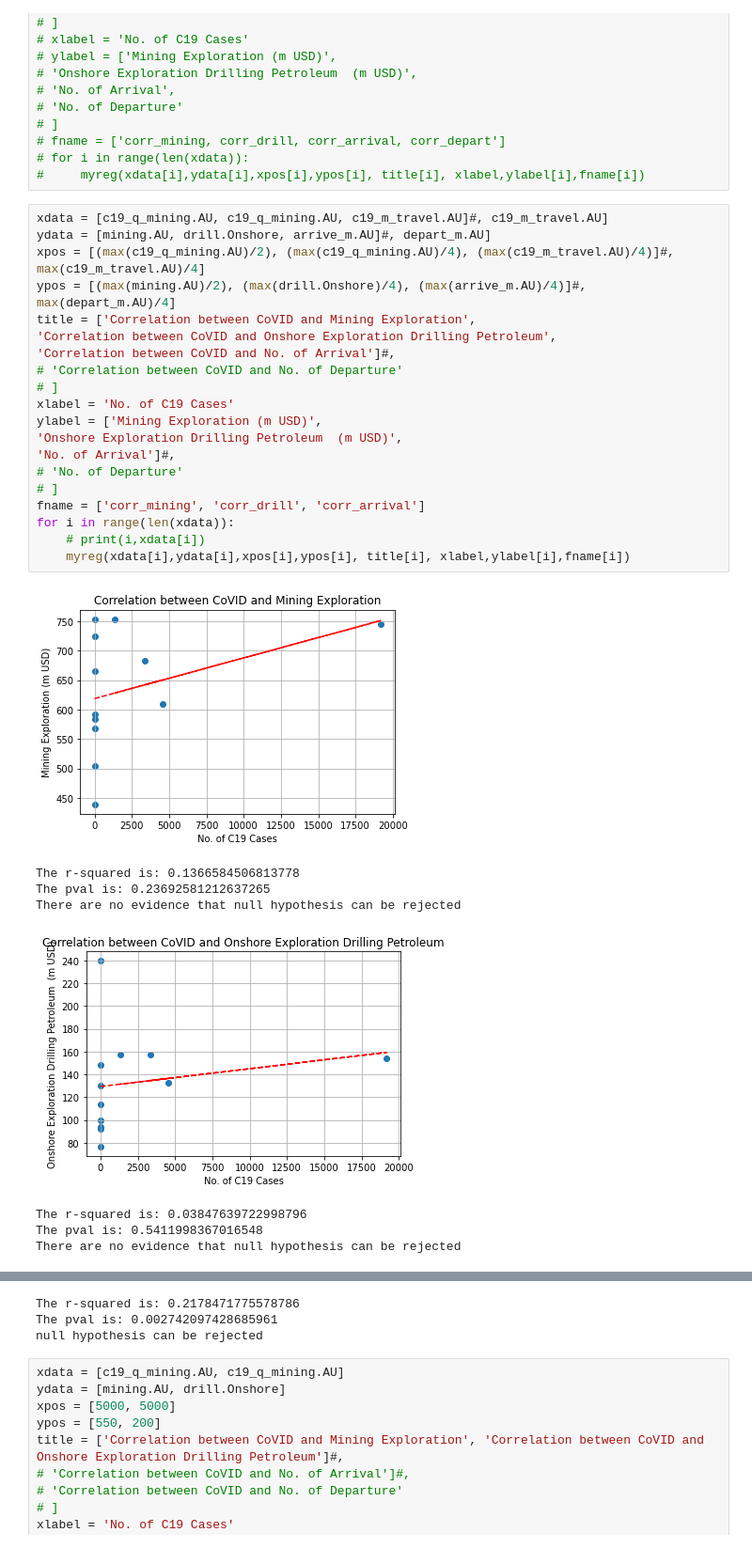
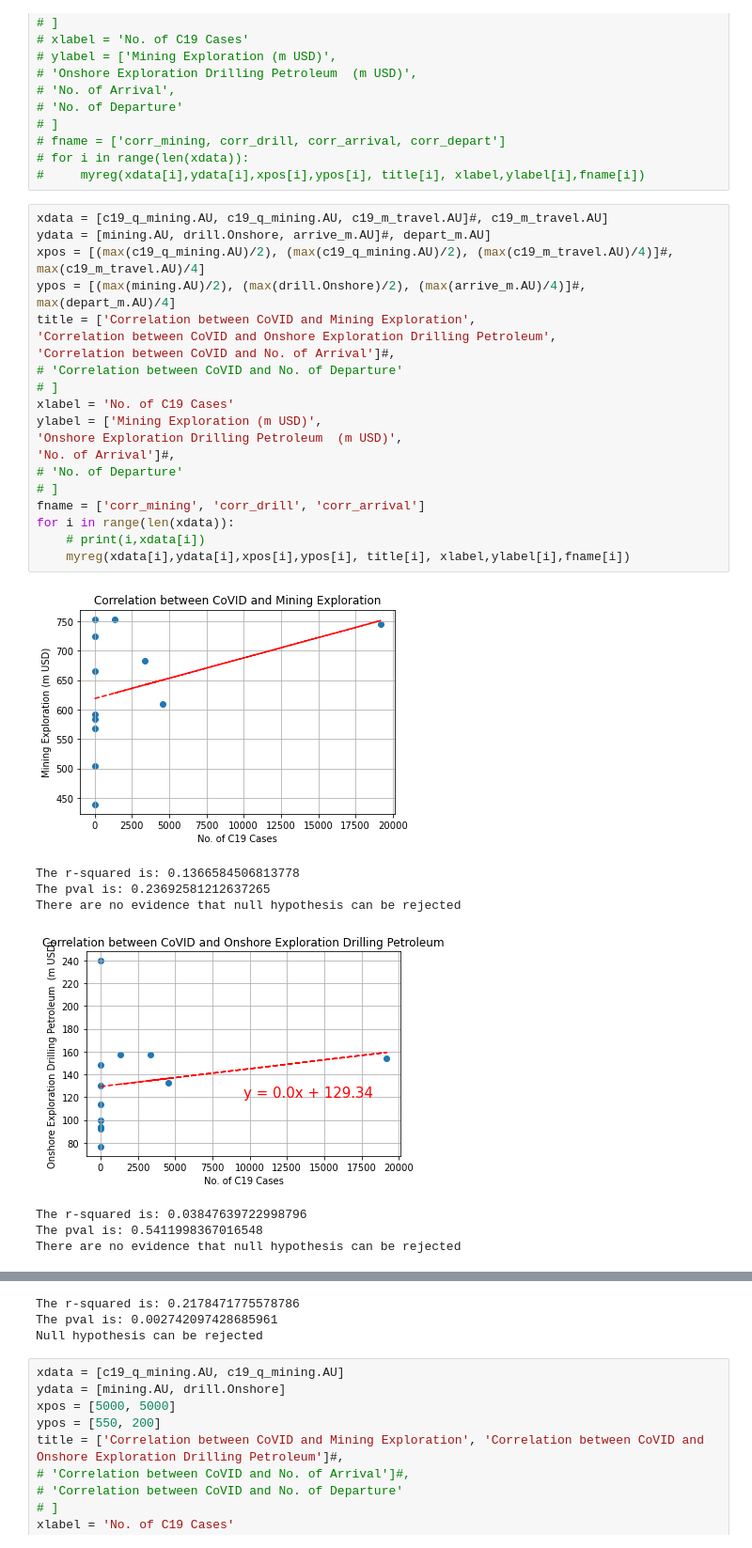
Before and after one commit to rfcamo/group5project, a Jupyter notebook: cleaning_files/plot_data_v3.ipynb, the cells around one changed output, grey strips where cells are left out. Shown at 94% size. Drawn from its saved outputs; the diff is of its cells as text.

```diff
--- a/cleaning_files/plot_data_v3.ipynb
+++ b/cleaning_files/plot_data_v3.ipynb
@@ -333,36 +333,36 @@ for i in range(len(x1_data)):
 # %%
 xdata = [c19_q_mining.AU, c19_q_mining.AU, c19_m_travel.AU]#, c19_m_travel.AU]
 ydata = [mining.AU, drill.Onshore, arrive_m.AU]#, depart_m.AU]
-xpos = [(max(c19_q_mining.AU)/2), (max(c19_q_mining.AU)/4), (max(c19_m_travel.AU)/4)]#, max(c19_m_travel.AU)/4]
-ypos = [(max(mining.AU)/2), (max(drill.Onshore)/4), (max(arrive_m.AU)/4)]#, max(depart_m.AU)/4]
+xpos = [(max(c19_q_mining.AU)/2), (max(c19_q_mining.AU)/2), (max(c19_m_travel.AU)/4)]#, max(c19_m_travel.AU)/4]
+ypos = [(max(mining.AU)/2), (max(drill.Onshore)/2), (max(arrive_m.AU)/4)]#, max(depart_m.AU)/4]
 title = ['Correlation between CoVID and Mining Exploration',
 'Correlation between CoVID and Onshore Exploration Drilling Petroleum',
 'Correlation between CoVID and No. of Arrival']#,
 # 'Correlation between CoVID and No. of Departure'
 # ]
 xlabel = 'No. of C19 Cases'
 ylabel = ['Mining Exploration (m USD)',
 'Onshore Exploration Drilling Petroleum  (m USD)',
 'No. of Arrival']#,
 # 'No. of Departure'
 # ]
 fname = ['corr_mining', 'corr_drill', 'corr_arrival']
 for i in range(len(xdata)):
     # print(i,xdata[i])
     myreg(xdata[i],ydata[i],xpos[i],ypos[i], title[i], xlabel,ylabel[i],fname[i])
 # %% [output]
 [figure]
 The r-squared is: 0.1366584506813778
 The pval is: 0.23692581212637265
 There are no evidence that null hypothesis can be rejected
-[figure, old version]
+[figure, new version]
 The r-squared is: 0.03847639722998796
 The pval is: 0.5411998367016548
 There are no evidence that null hypothesis can be rejected
 [figure]
 The r-squared is: 0.2178471775578786
 The pval is: 0.002742097428685961
-null hypothesis can be rejected
+Null hypothesis can be rejected
 # %%
 xdata = [c19_q_mining.AU, c19_q_mining.AU]
 ydata = [mining.AU, drill.Onshore]
```
Also changed, not shown: 1 other file.
